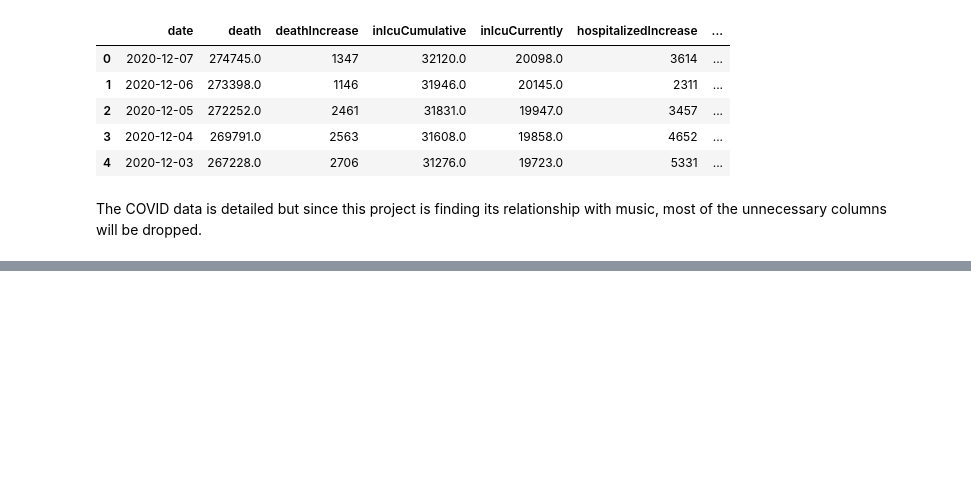
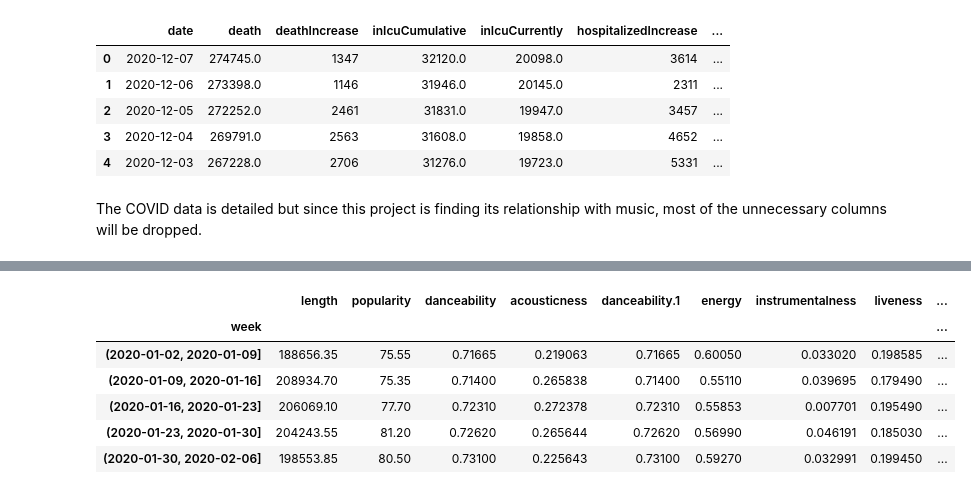
Before and after one commit to sonyal/COVIDSpotifyTrends, a Jupyter notebook: final.ipynb, the cells around one changed output, grey strips where cells are left out. Saved outputs shown, nothing was run; the diff lists cells and outputs as text; code cells hidden in the pictures; blank space fills up the shorter version.

```diff
--- a/final.ipynb
+++ b/final.ipynb
@@ -102,0 +97,3 @@ grouped.head(10)
+# %%
+spotify_data = pd.read_csv('data.csv')
+spotify_data.head()
@@ -102,0 +107,13 @@ grouped.head(10)
+# %%
+spotify_data['start_date'] = pd.to_datetime(spotify_data['start_date'])
+
+# Using the same interval index created for the covid_data, create a new column week which has the week interval
+spotify_data['week'] = pd.cut(spotify_data['start_date'], bins)
+
+# Now that week is included, we can reindex with only the columns we need
+spotify_data = spotify_data.reindex(columns=['week','length', 'popularity',
+       'danceability', 'acousticness', 'danceability.1', 'energy',
+       'instrumentalness', 'liveness', 'loudness', 'speechiness', 'tempo',
+       'time_signature'])
+
+spotify_data.head()
@@ -102,0 +127,12 @@ grouped.head(10)
+# %%
+# Now that every row has a week interval, they will be grouped with the mean for each column
+grouped_spotify = spotify_data.groupby(['week']).mean()
+grouped_spotify.head()
+# %% [output]
+|  | length | popularity | danceability | acousticness | danceability.1 | energy | instrumentalness | liveness | ... |
+| week |  |  |  |  |  |  |  |  | ... |
+| (2020-01-02, 2020-01-09] | 188656.35 | 75.55 | 0.71665 | 0.219063 | 0.71665 | 0.60050 | 0.033020 | 0.198585 | ... |
+| (2020-01-09, 2020-01-16] | 208934.70 | 75.35 | 0.71400 | 0.265838 | 0.71400 | 0.55110 | 0.039695 | 0.179490 | ... |
+| (2020-01-16, 2020-01-23] | 206069.10 | 77.70 | 0.72310 | 0.272378 | 0.72310 | 0.55853 | 0.007701 | 0.195490 | ... |
+| (2020-01-23, 2020-01-30] | 204243.55 | 81.20 | 0.72620 | 0.265644 | 0.72620 | 0.56990 | 0.046191 | 0.185030 | ... |
+| (2020-01-30, 2020-02-06] | 198553.85 | 80.50 | 0.73100 | 0.225643 | 0.73100 | 0.59270 | 0.032991 | 0.199450 | ... |
```
Also changed, not shown: parts of 15 cells of this notebook.
